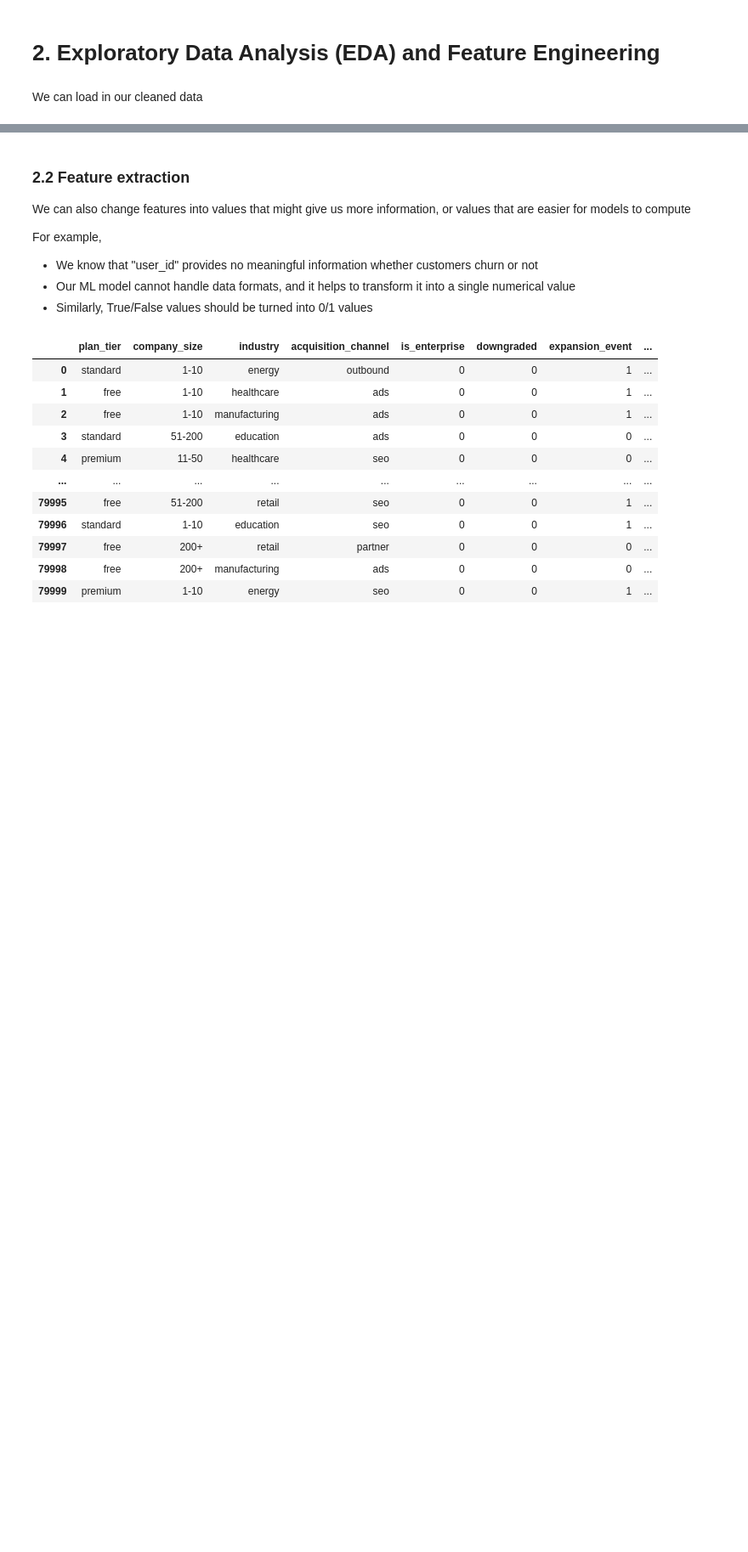
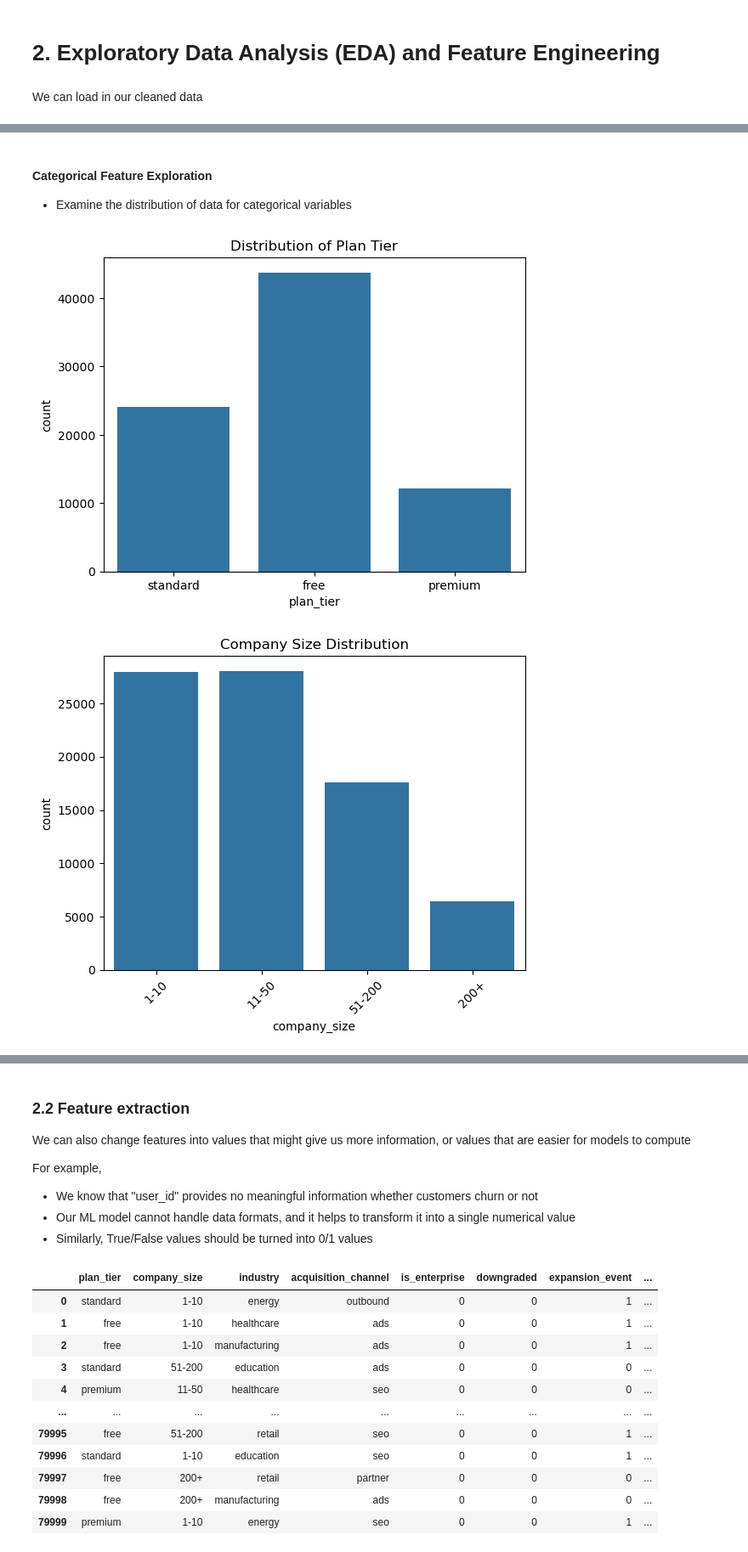
Before and after one commit to minjun504/atlassian_presentation, a Jupyter notebook: content/EDA_feature_engineering.ipynb, the cells around one changed output, grey strips where cells are left out. Shown at 85% size. Cells and saved outputs as stored; diff of their text form; code cells hidden in the pictures; blank space fills up the shorter version.

```diff
--- a/content/EDA_feature_engineering.ipynb
+++ b/content/EDA_feature_engineering.ipynb
@@ -31,3 +32,41 @@ plt.title("30-Day Churn Distribution by Plan Tier")
 plt.show()
 # %% [output]
 [figure]
+# %% [markdown]
+
+#### Categorical Feature Exploration
+- Examine the distribution of data for categorical variables
+# %%
+# Plan Tier
+sns.countplot(data=temp_df, x="plan_tier")
+plt.title("Distribution of Plan Tier")
+plt.show()
+
+# Company Size
+size_order = ["1-10","11-50","51-200","200+"]
+
+sns.countplot(
+    data=temp_df,
+    x="company_size",
+    order=size_order
+)
+
+plt.xticks(rotation=45)
+plt.title("Company Size Distribution")
+plt.show()
+
+# Industry
+plt.figure(figsize=(10,5))
+
+sns.countplot(
+    data=temp_df,
+    x="industry",
+    order=temp_df["industry"].value_counts().index
+)
+
+plt.xticks(rotation=45)
+plt.title("Industry Distribution")
+plt.show()
+# %% [output]
+[figure, added]
+[figure, added]
```
Also changed, not shown: parts of 13 cells of this notebook.
